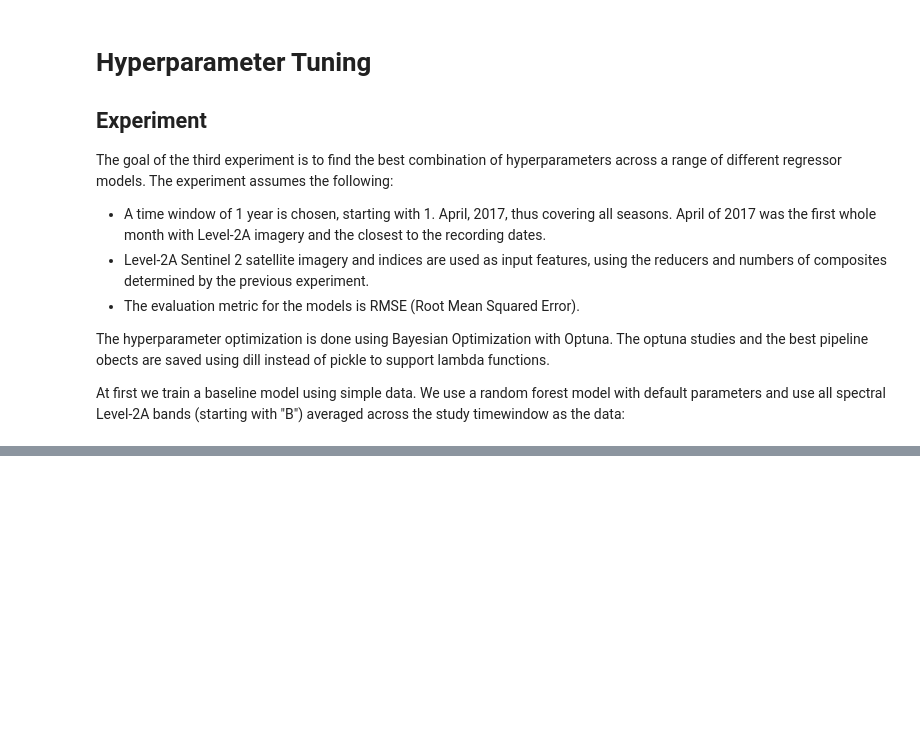
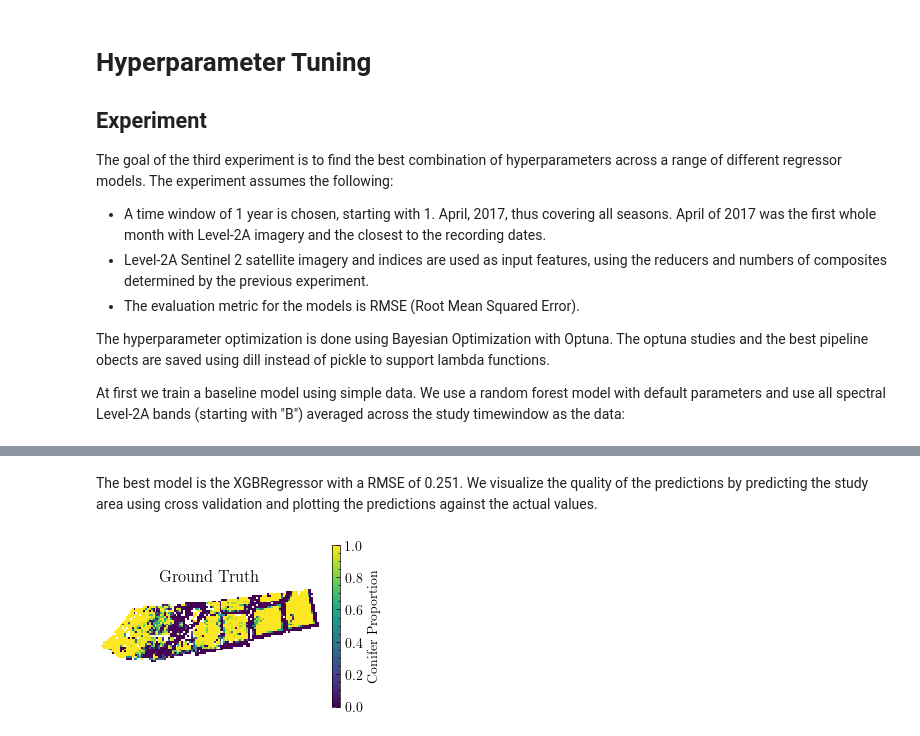
Before and after one commit to Lumcoin/leaf-type-mixture, a Jupyter notebook: notebooks/3-ph-hyperparameter-tuning.ipynb, the cells around one changed output, grey strips where cells are left out. Cells and saved outputs as stored; diff of their text form; code cells hidden in the pictures; blank space fills up the shorter version.

```diff
--- a/notebooks/3-ph-hyperparameter-tuning.ipynb
+++ b/notebooks/3-ph-hyperparameter-tuning.ipynb
@@ -456,0 +458,28 @@ df.sort_values("Root Mean Squared Error")
+# %% [markdown]
+The best model is the XGBRegressor with a RMSE of 0.251. We visualize the quality of the predictions by predicting the study area using cross validation and plotting the predictions against the actual values.
+# %%
+# Plot ground truth
+import rasterio
+import matplotlib as mpl
+
+# Prepare the colormap
+cmap = mpl.cm.viridis
+norm = mpl.colors.Normalize(vmin=0, vmax=1)
+mappable = mpl.cm.ScalarMappable(norm=norm, cmap=cmap)
+
+# Create subplot and colorbar
+fig, ax = plt.subplots()
+fig.colorbar(mappable, ax=ax, label="Conifer Proportion", shrink=0.8)
+
+# Load the target raster
+with rasterio.open(target_path) as src:
+    target_raster = src.read()
+
+# Plot the target raster
+ax.imshow(target_raster.transpose(1, 2, 0), interpolation="nearest", cmap=cmap, norm=norm)
+ax.axis("off")
+ax.set_title("Ground Truth")
+
+plt.show()
+# %% [output]
+[figure, added]
```
Also changed, not shown: parts of 34 cells of this notebook, 9 other files.
